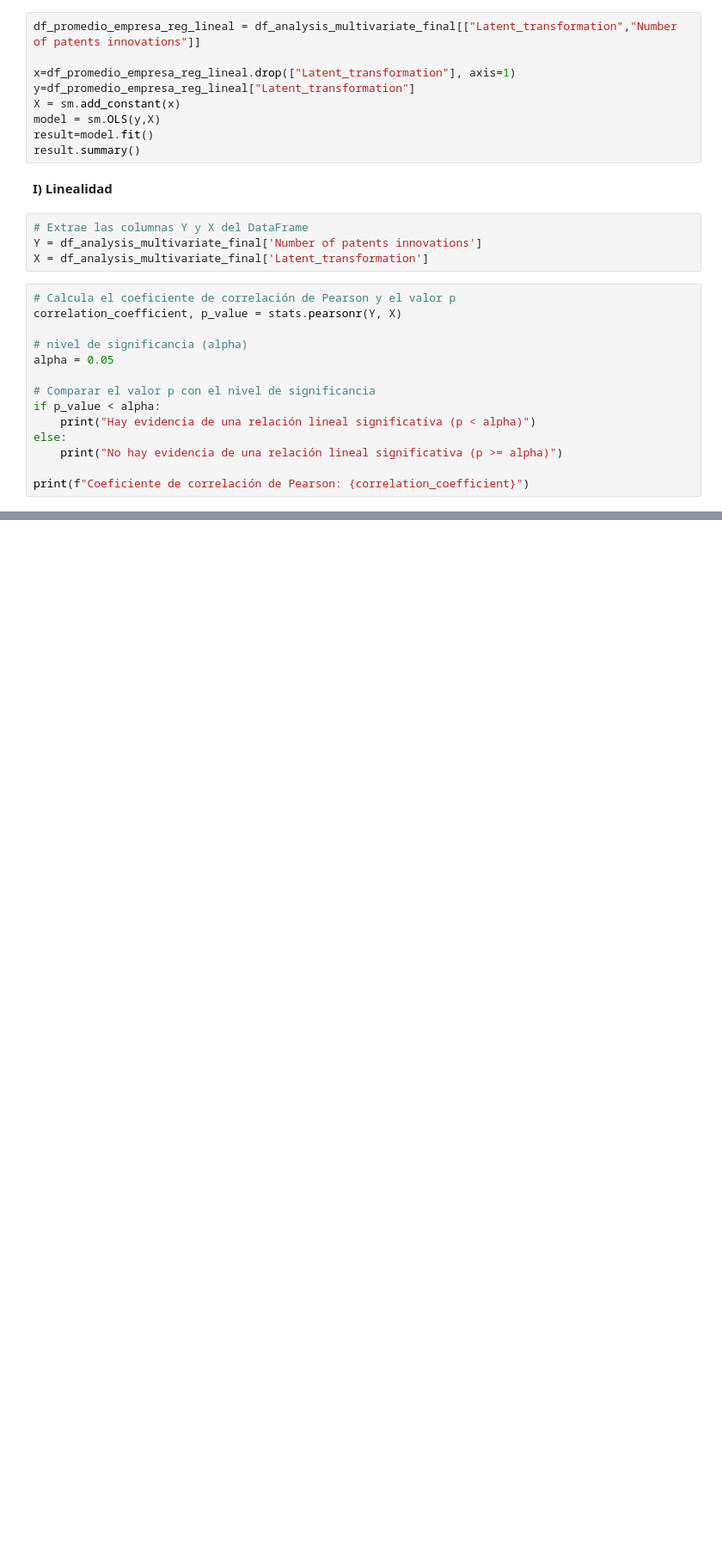
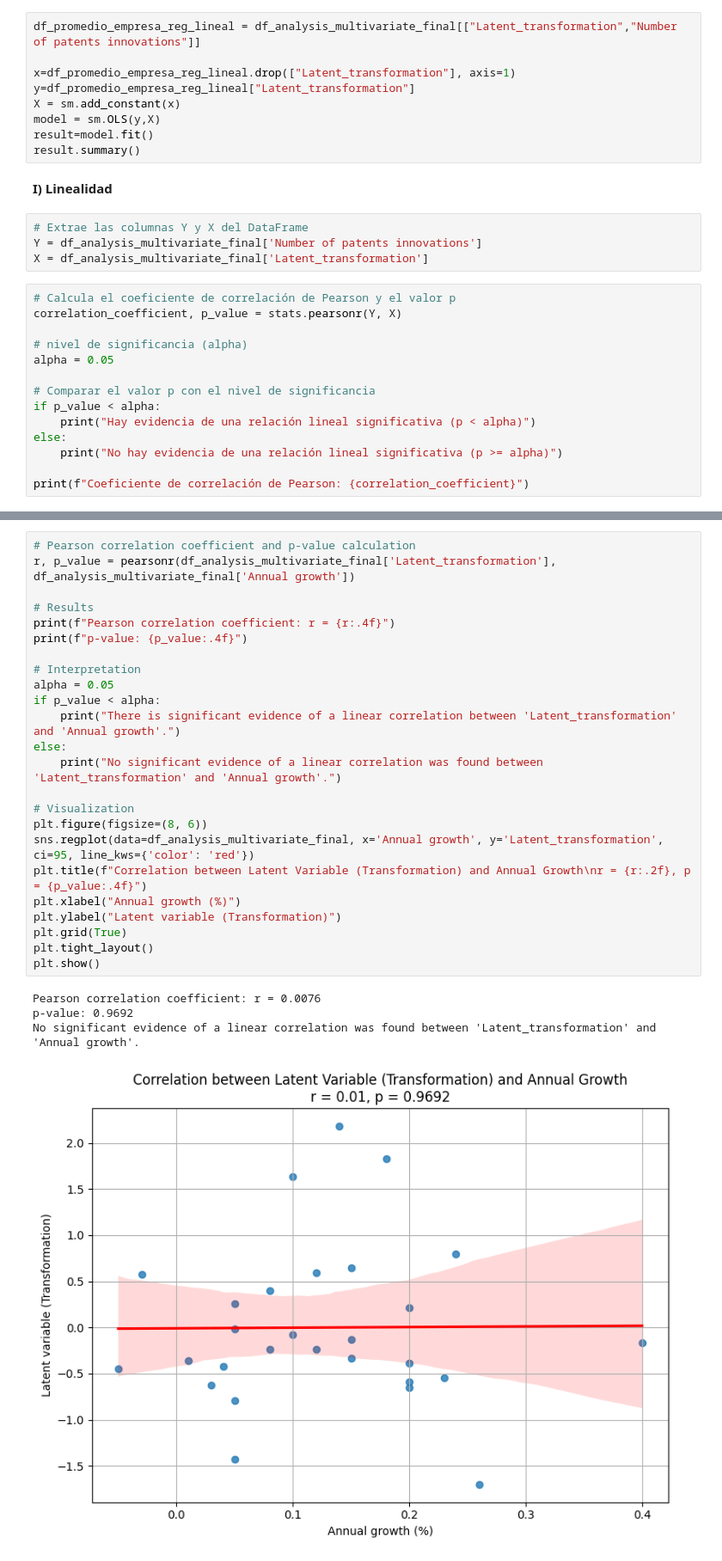
Before and after one commit to AlejaGuz/orange, a Jupyter notebook: Notebook_AFO_LFM_v4.ipynb, the cells around one changed output, grey strips where cells are left out. Shown at 86% size. Drawn from its saved outputs; the diff is of its cells as text; blank space fills up the shorter version.

Commit message:
incremento de transformation

```diff
--- a/Notebook_AFO_LFM_v4.ipynb
+++ b/Notebook_AFO_LFM_v4.ipynb
@@ -3754,0 +3775,29 @@ print(f"Coeficiente de correlación de Pearson: {correlation_coefficient}")
+# %%
+# Pearson correlation coefficient and p-value calculation
+r, p_value = pearsonr(df_analysis_multivariate_final['Latent_transformation'], df_analysis_multivariate_final['Annual growth'])
+
+# Results
+print(f"Pearson correlation coefficient: r = {r:.4f}")
+print(f"p-value: {p_value:.4f}")
+
+# Interpretation
+alpha = 0.05
+if p_value < alpha:
+    print("There is significant evidence of a linear correlation between 'Latent_transformation' and 'Annual growth'.")
+else:
+    print("No significant evidence of a linear correlation was found between 'Latent_transformation' and 'Annual growth'.")
+
+# Visualization
+plt.figure(figsize=(8, 6))
+sns.regplot(data=df_analysis_multivariate_final, x='Annual growth', y='Latent_transformation', ci=95, line_kws={'color': 'red'})
+plt.title(f"Correlation between Latent Variable (Transformation) and Annual Growth\nr = {r:.2f}, p = {p_value:.4f}")
+plt.xlabel("Annual growth (%)")
+plt.ylabel("Latent variable (Transformation)")
+plt.grid(True)
+plt.tight_layout()
+plt.show()
+# %% [output]
+Pearson correlation coefficient: r = 0.0076
+p-value: 0.9692
+No significant evidence of a linear correlation was found between 'Latent_transformation' and 'Annual growth'.
+[figure, added]
```
Also changed, not shown: parts of 13 cells of this notebook.
